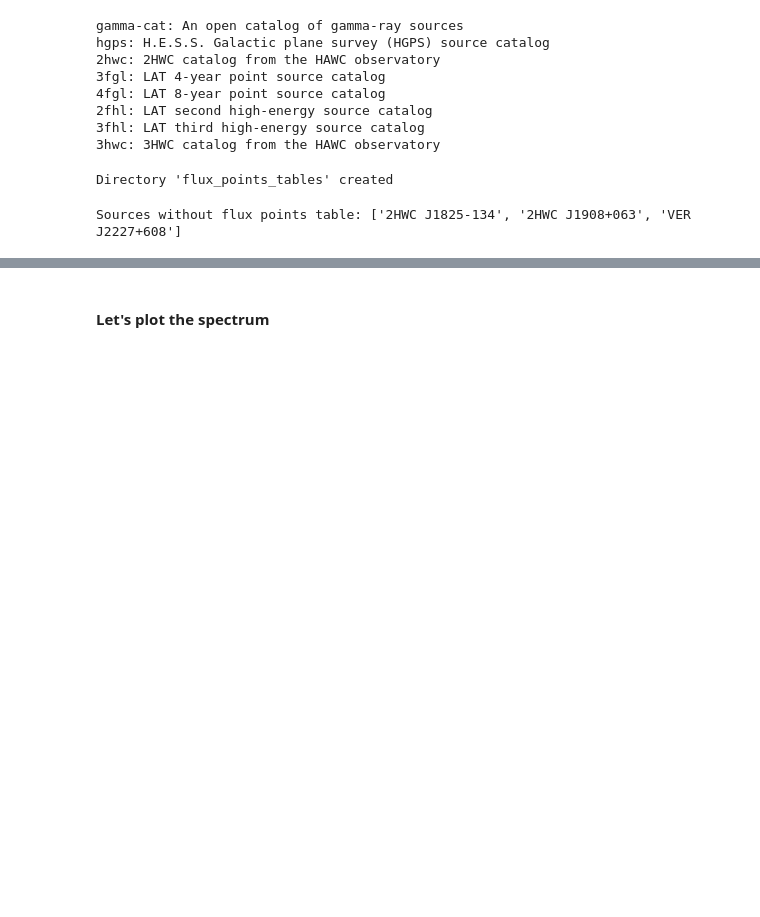
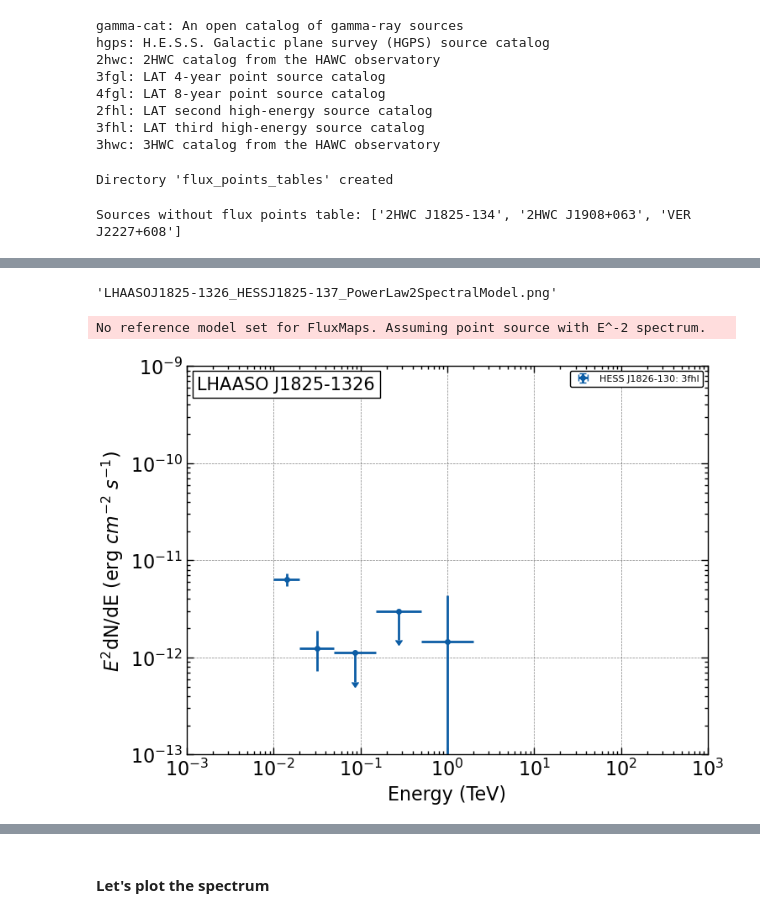
Before and after one commit to rubensjrcosta/gammapy-my_notebooks, a Jupyter notebook: gammapy-notebooks/0.20.1/simulations/LHAASO/data_access_and_selection(DL3)/data_access_and_selection(DL3).ipynb, the cells around one changed output, grey strips where cells are left out. Drawn from its saved outputs; the diff is of its cells as text; code cells hidden in the pictures; blank space fills up the shorter version.

```diff
--- a/gammapy-notebooks/0.20.1/simulations/LHAASO/data_access_and_selection(DL3)/data_access_and_selection(DL3).ipynb
+++ b/gammapy-notebooks/0.20.1/simulations/LHAASO/data_access_and_selection(DL3)/data_access_and_selection(DL3).ipynb
@@ -946,0 +968,32 @@ plt.show()
+# %%
+file_name
+# %% [output]
+'LHAASOJ1825-1326_HESSJ1825-137_PowerLaw2SpectralModel.png'
+# %%
+src_index = 1
+source_identification(src_index)
+catalog_tag = df_fp["catalog"][src_index][3]
+
+file_name = f'{LHAASO_txt}_{src_txt}_{catalog_tag}{format_fits}'
+file_path = make_path(f"{path_flux_points_tables}/{file_name}")
+flux_points = FluxPoints.read(file_path, sed_type=sed_type)
+ds = FluxPointsDataset(
+    data = flux_points,
+    name = f"{src_name}: {catalog_tag}"
+)
+datasets = Datasets(ds)
+
+
+# opts = dict(sed_type="e2dnde", yunits=u.Unit("TeV cm-2 s-1"))
+energy_bounds = [1e-3, 1e3] * u.TeV
+ylim = [1e-13, 1e-9]
+plotting_SED_flux_pointing(
+    datasets = datasets,
+#     spectral_model=spectral_model,
+    sed_type = "e2dnde",
+    yaxis_units="erg cm-2 s-1",
+    energy_bounds=energy_bounds,
+    ylim=ylim)
+# %% [output]
+No reference model set for FluxMaps. Assuming point source with E^-2 spectrum.
+[figure, added]
```
Also changed, not shown: parts of 115 cells of this notebook, 32 other files.
